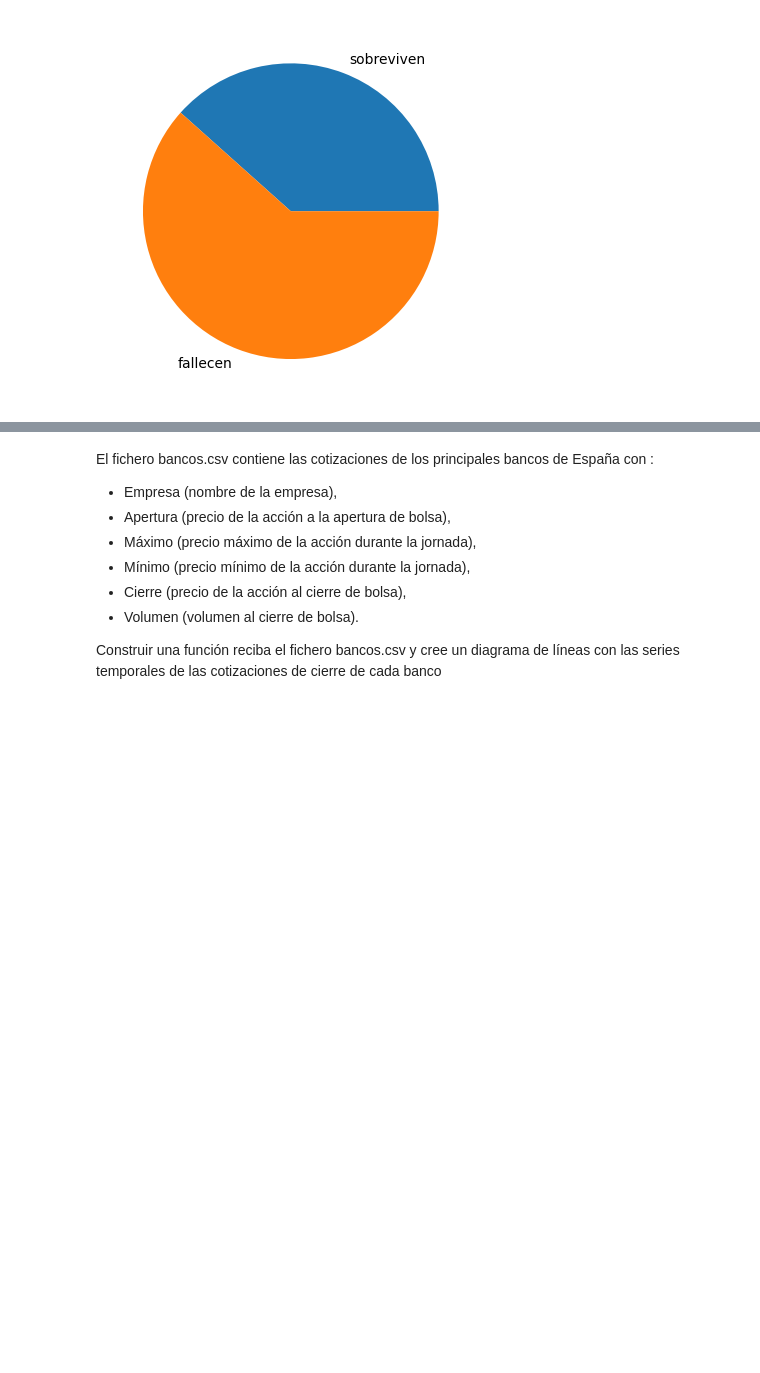
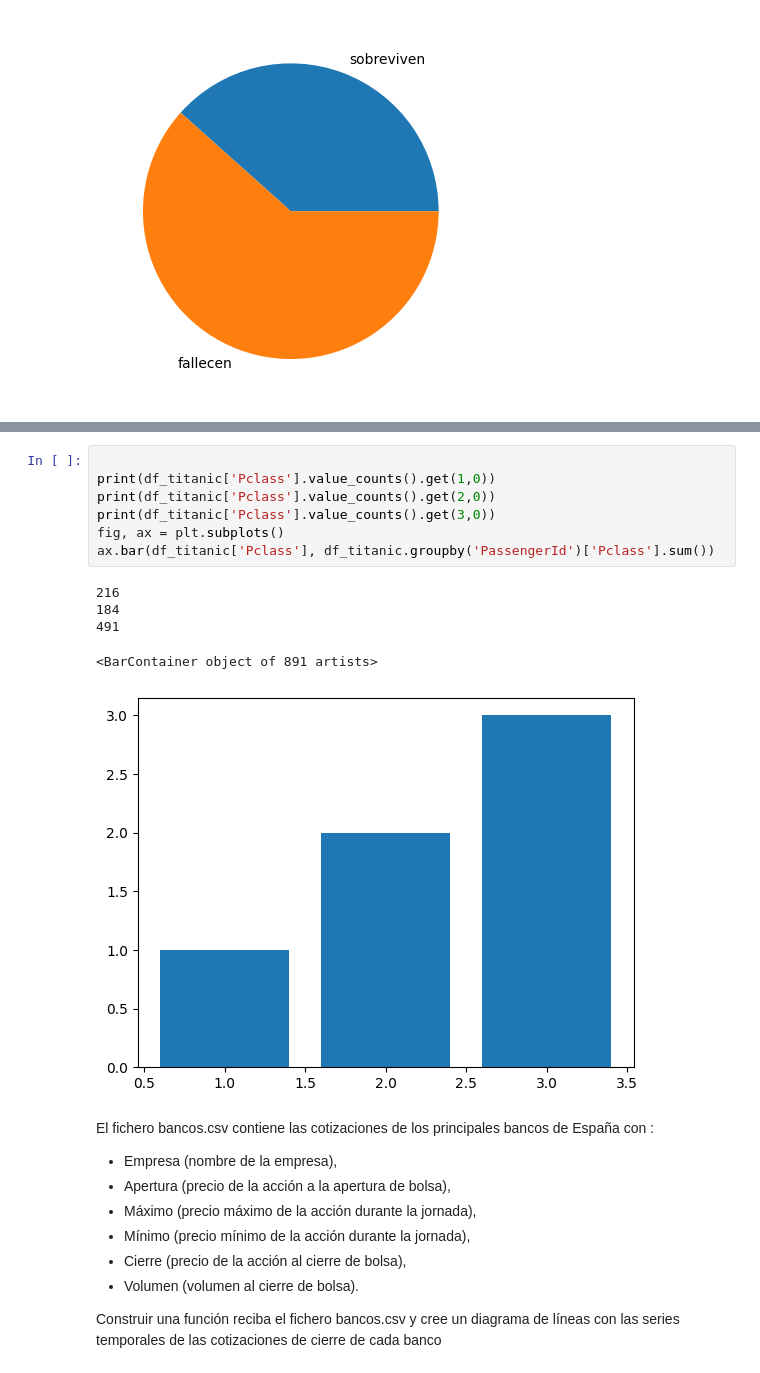
Before and after one commit to jmrodriguez2552/CEDAPY_25_26, a Jupyter notebook: ANALISIS_DATOS_PYTHON/NOTEBOOKS/EJERCICIOS/5101_EJERCICIO-5_Gráficos_Matplotlib.ipynb, the cells around one changed output, grey strips where cells are left out. Cells and saved outputs as stored; diff of their text form; blank space fills up the shorter version.

```diff
--- a/ANALISIS_DATOS_PYTHON/NOTEBOOKS/EJERCICIOS/5101_EJERCICIO-5_Gráficos_Matplotlib.ipynb
+++ b/ANALISIS_DATOS_PYTHON/NOTEBOOKS/EJERCICIOS/5101_EJERCICIO-5_Gráficos_Matplotlib.ipynb
@@ -38,3 +71,16 @@ plt.show()
+# %%
+
+print(df_titanic['Pclass'].value_counts().get(1,0))
+print(df_titanic['Pclass'].value_counts().get(2,0))
+print(df_titanic['Pclass'].value_counts().get(3,0))
+fig, ax = plt.subplots()
+ax.bar(df_titanic['Pclass'], df_titanic.groupby('PassengerId')['Pclass'].sum())
+# %% [output]
+216
+184
+491
+<BarContainer object of 891 artists>
+[figure, added]
 # %% [markdown]
 El fichero bancos.csv contiene las cotizaciones de los principales bancos de España con :
 - Empresa (nombre de la empresa),
```
Also changed, not shown: parts of 9 cells of this notebook, 1 other file.
